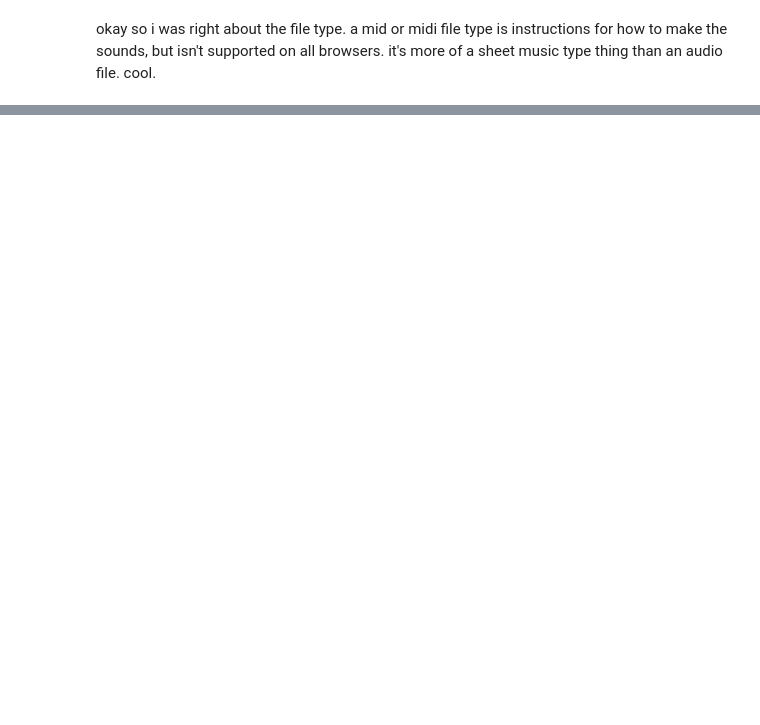
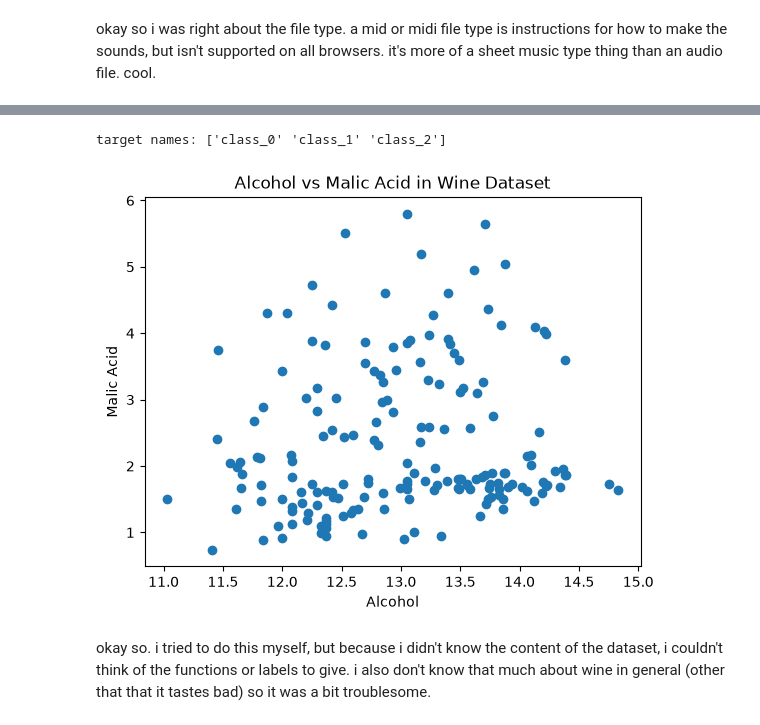
Before and after one commit to audlyworms/ai-for-the-arts, a Jupyter notebook: coding_exercises.ipynb, the cells around one changed output, grey strips where cells are left out. Drawn from its saved outputs; the diff is of its cells as text; code cells hidden in the pictures; blank space fills up the shorter version.

```diff
--- a/coding_exercises.ipynb
+++ b/coding_exercises.ipynb
@@ -197,0 +334,6 @@ okay so i was right about the file type. a mid or midi file type is instructions
+# %%
+from sklearn.datasets import load_wine
+
+wine = load_wine()
+
+print(wine)
@@ -197,0 +358,21 @@ okay so i was right about the file type. a mid or midi file type is instructions
+# %%
+print("target names:", wine.target_names)
+# %% [output]
+target names: ['class_0' 'class_1' 'class_2']
+# %%
+df = pd.DataFrame(wine.data, columns=wine.feature_names)
+
+plt.scatter(
+    df["alcohol"],
+    df["malic_acid"]
+)
+
+plt.xlabel("Alcohol")
+plt.ylabel("Malic Acid")
+plt.title("Alcohol vs Malic Acid in Wine Dataset")
+
+plt.show()
+# %% [output]
+[figure, added]
+# %% [markdown]
+okay so. i tried to do this myself, but because i didn't know the content of the dataset, i couldn't think of the functions or labels to give. i also don't know that much about wine in general (other that that it tastes bad) so it was a bit troublesome.
```
Also changed, not shown: parts of 17 cells of this notebook, 3 other files.
